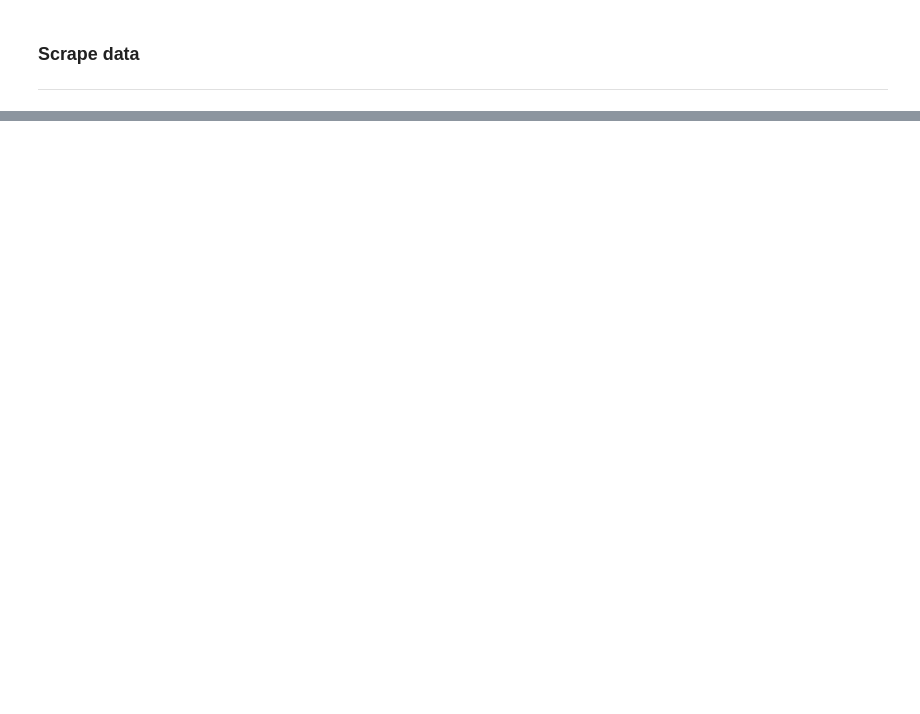
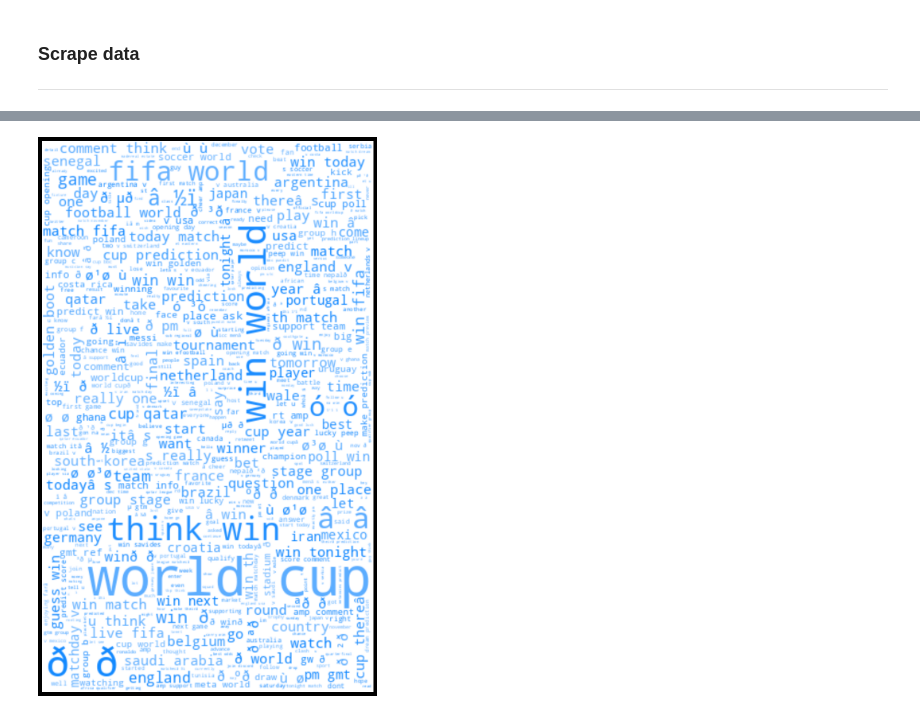
Before and after one commit to Michael-yousuf123/twitter-sentiment-analysis, a Jupyter notebook: twitter-eda.ipynb, the cells around one changed output, grey strips where cells are left out. Cells and saved outputs as stored; diff of their text form; code cells hidden in the pictures; blank space fills up the shorter version.

```diff
--- a/twitter-eda.ipynb
+++ b/twitter-eda.ipynb
@@ -33,0 +149,3 @@ df1.head(3)
+# %%
+tweets_string = df1['Tweets'].tolist()
+tweets_string = " ".join(tweets_string)
@@ -33,0 +167,32 @@ df1.head(3)
+# %%
+# Displaying the most talked about word in a word cloud
+# some stop words were still evident but was removed during visualization on Power BI
+# Instantiate the Twitter word cloud object
+w_cloud = WordCloud(background_color='white', max_words=1500, mask=image).generate(tweets_string)
+
+# Display the generated Word Cloud
+# plt.imshow(w_cloud, interpolation='bilinear')
+# plt.axis("off")
+# plt.show()
+# %%
+
+def blue_color_func(word, font_size, position, orientation, random_state=None,**kwargs):
+    return "hsl(210, 100%%, %d%%)" % random.randint(50, 70)
+# %%
+# # Instantiate the Twitter word cloud object
+# twitter_wc = WordCloud(background_color='white', max_words=1500, mask=image)
+
+# # generate the word cloud
+# twitter_wc.generate(tweets_long_string)
+
+# display the word cloud
+fig = plt.figure()
+fig.set_figwidth(14)  # set width
+fig.set_figheight(18)  # set height
+
+plt.imshow(w_cloud.recolor(color_func=blue_color_func, random_state=3),
+           interpolation="bilinear")
+plt.axis('off')
+plt.show()
+# %% [output]
+[figure, added]
```
Also changed, not shown: parts of 13 cells of this notebook, 5 other files.
